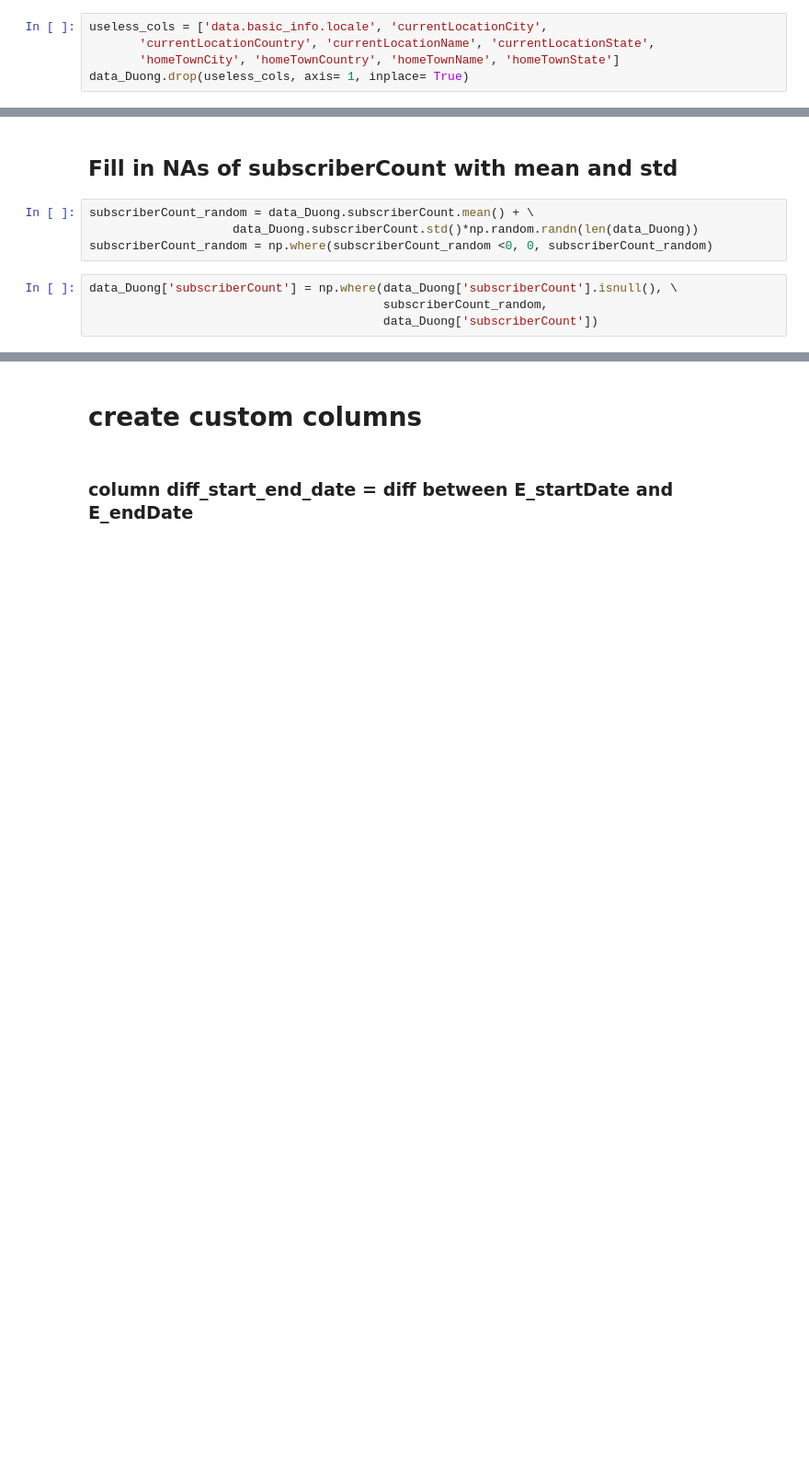
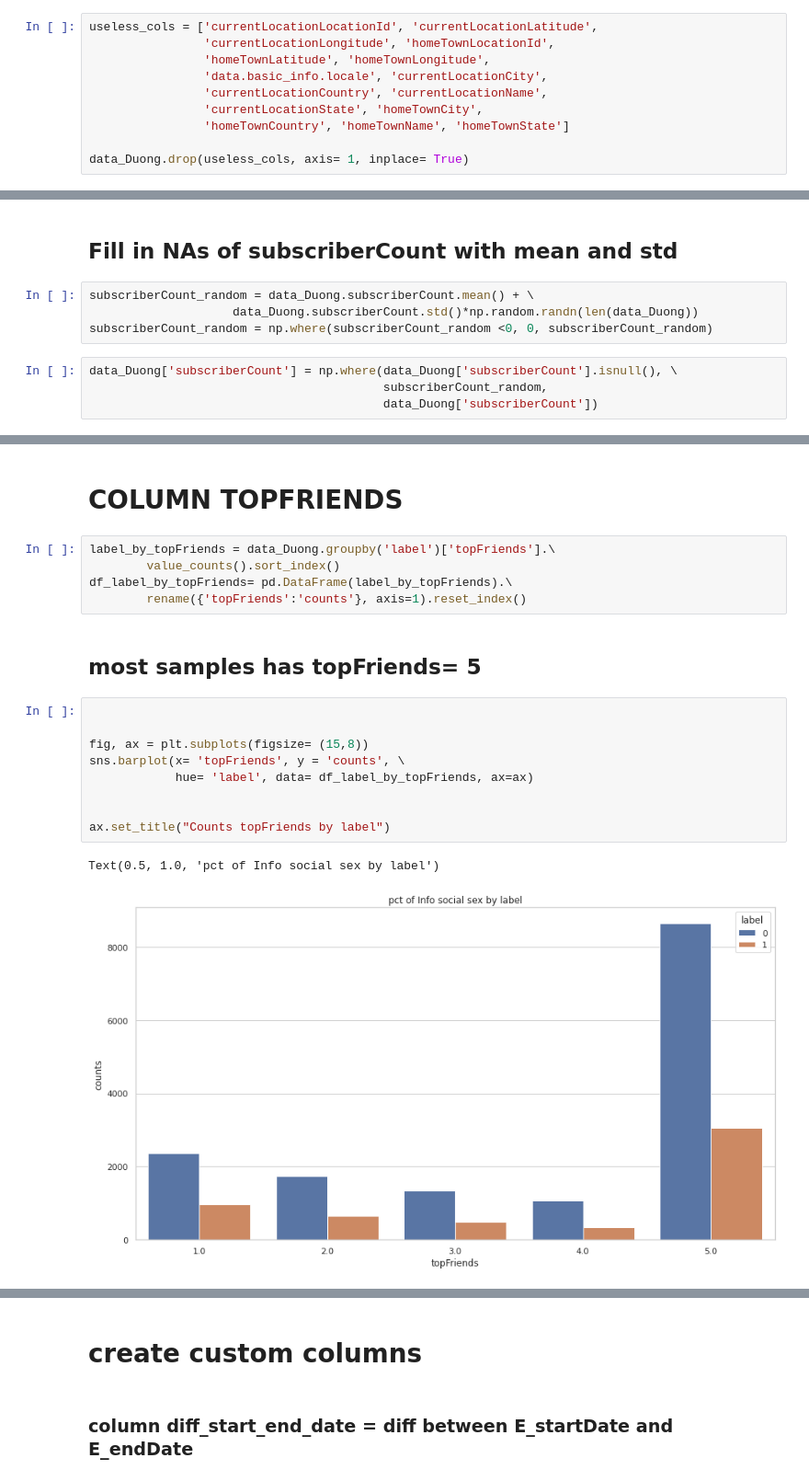
Before and after one commit to VincentChungHeiPoon/CreditScoreChallenge, a Jupyter notebook: Duong.ipynb, the cells around one changed output, grey strips where cells are left out. Shown at 92% size. Drawn from its saved outputs; the diff is of its cells as text; blank space fills up the shorter version.

Commit message:
impute columns topFriends

```diff
--- a/Duong.ipynb
+++ b/Duong.ipynb
@@ -153,7 +145,12 @@ pd.crosstab(data_Duong['label'],\
 # %% [markdown]
 ### Drop columns about geological info
 # %%
-useless_cols = ['data.basic_info.locale', 'currentLocationCity',
-       'currentLocationCountry', 'currentLocationName', 'currentLocationState',
-       'homeTownCity', 'homeTownCountry', 'homeTownName', 'homeTownState']
+useless_cols = ['currentLocationLocationId', 'currentLocationLatitude',
+                'currentLocationLongitude', 'homeTownLocationId',
+                'homeTownLatitude', 'homeTownLongitude',
+                'data.basic_info.locale', 'currentLocationCity',
+                'currentLocationCountry', 'currentLocationName',
+                'currentLocationState', 'homeTownCity',
+                'homeTownCountry', 'homeTownName', 'homeTownState']
+
 data_Duong.drop(useless_cols, axis= 1, inplace= True)
@@ -262,0 +284,21 @@ sns.distplot(data_Duong[data_Duong.subscriberCount < 60000].subscriberCount)
+# %% [markdown]
+# COLUMN TOPFRIENDS
+# %%
+label_by_topFriends = data_Duong.groupby('label')['topFriends'].\
+        value_counts().sort_index()
+df_label_by_topFriends= pd.DataFrame(label_by_topFriends).\
+        rename({'topFriends':'counts'}, axis=1).reset_index()
+# %% [markdown]
+## most samples has topFriends= 5
+# %%
+
+
+fig, ax = plt.subplots(figsize= (15,8))
+sns.barplot(x= 'topFriends', y = 'counts', \
+            hue= 'label', data= df_label_by_topFriends, ax=ax)
+
+
+ax.set_title("Counts topFriends by label")
+# %% [output]
+Text(0.5, 1.0, 'pct of Info social sex by label')
+[figure, added]
```
Also changed, not shown: parts of 39 cells of this notebook.
